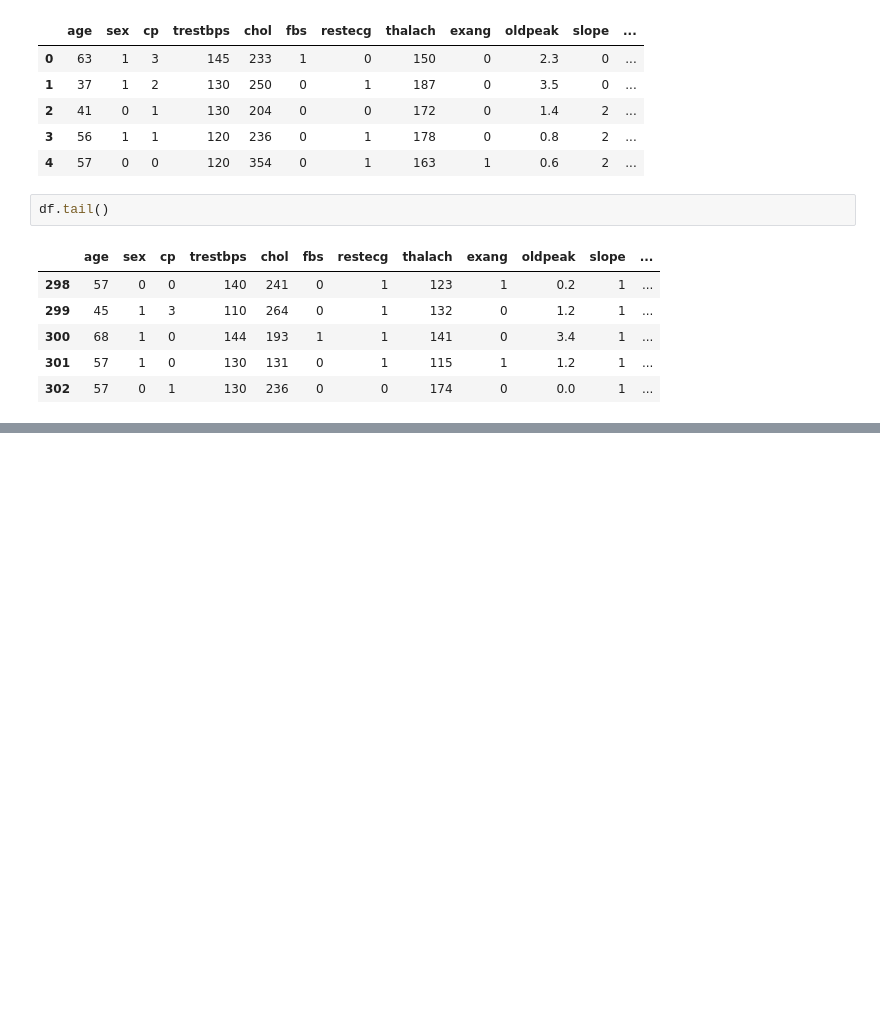
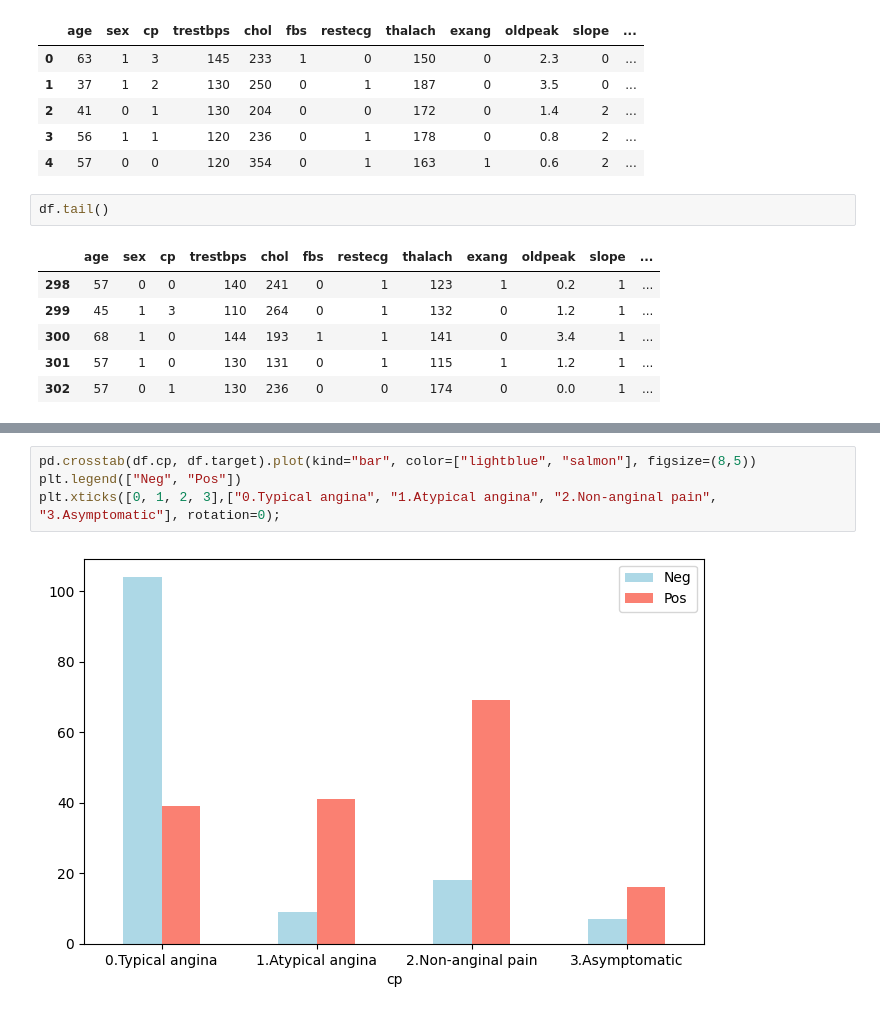
Before and after one commit to Hamid-Ba/heart-disease-project, a Jupyter notebook: Heart Disease Project.ipynb, the cells around one changed output, grey strips where cells are left out. Cells and saved outputs as stored; diff of their text form; blank space fills up the shorter version.

```diff
--- a/Heart Disease Project.ipynb
+++ b/Heart Disease Project.ipynb
@@ -138,0 +219,6 @@ plt.xticks([0, 1],labels=["Pos", "Neg"], rotation=0);
+# %%
+pd.crosstab(df.cp, df.target).plot(kind="bar", color=["lightblue", "salmon"], figsize=(8,5))
+plt.legend(["Neg", "Pos"])
+plt.xticks([0, 1, 2, 3],["0.Typical angina", "1.Atypical angina", "2.Non-anginal pain", "3.Asymptomatic"], rotation=0);
+# %% [output]
+[figure, added]
```
Also changed, not shown: parts of 28 cells of this notebook.
